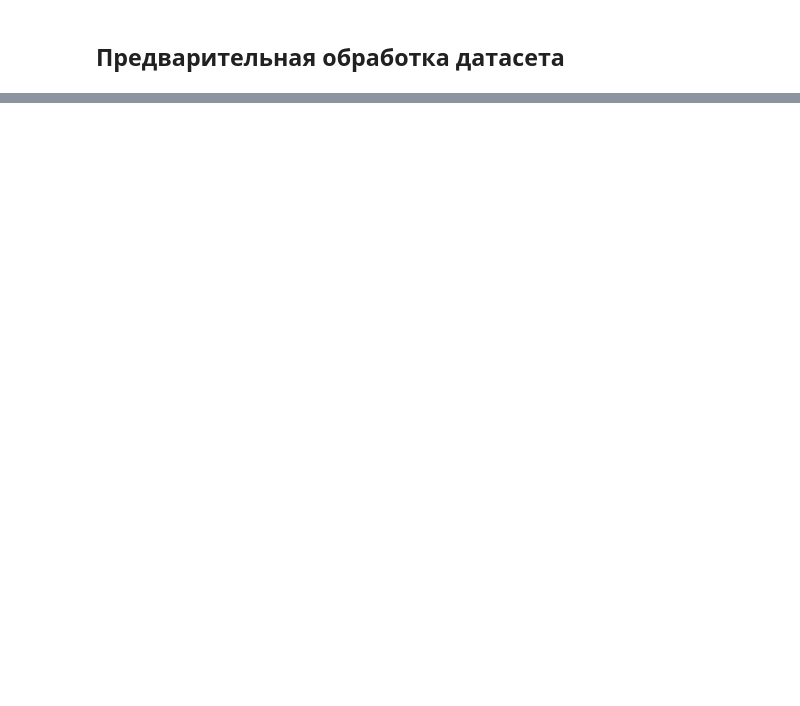
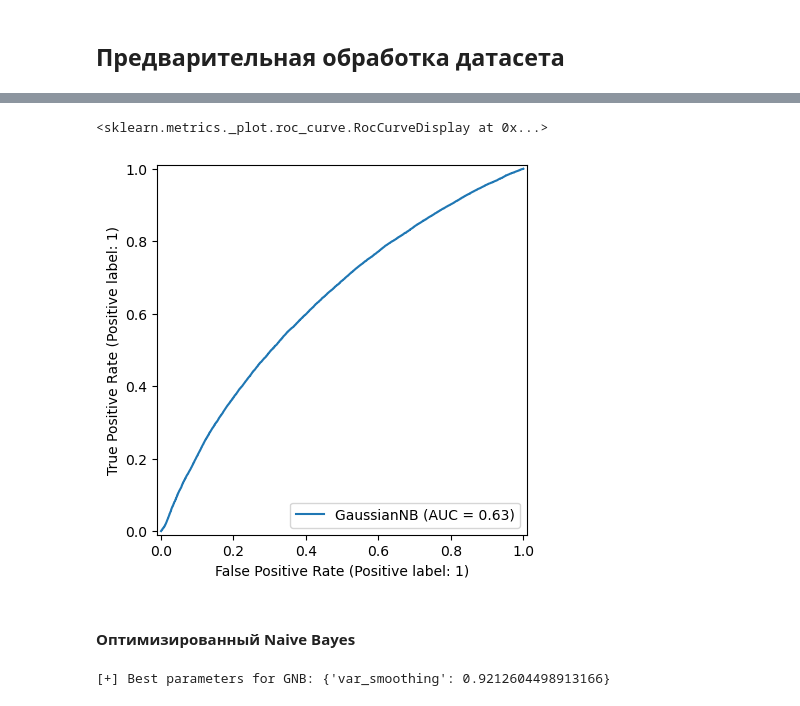
Before and after one commit to kurpenok/omstu, a Jupyter notebook: semester_4/machine_learning/task_4/main.ipynb, the cells around one changed output, grey strips where cells are left out. Saved outputs shown, nothing was run; the diff lists cells and outputs as text; code cells hidden in the pictures; blank space fills up the shorter version.

```diff
--- a/semester_4/machine_learning/task_4/main.ipynb
+++ b/semester_4/machine_learning/task_4/main.ipynb
@@ -59,0 +193,2 @@ memory usage: 27.5+ MB
+# %%
+params = {"n_neighbors": [1, 3, 5, 7, 9], "metric": ["euclidean", "manhattan", "minkowski"]}
@@ -59,0 +211,5 @@ memory usage: 27.5+ MB
+# %%
+knn = KNeighborsClassifier(**best_params)
+knn.fit(X_train, y_train)
+
+y_pred = knn.predict(X_test)
@@ -59,0 +231,5 @@ memory usage: 27.5+ MB
+# %%
+gnb = GaussianNB()
+gnb.fit(X_train, y_train)
+
+y_pred = gnb.predict(X_test)
@@ -59,0 +249,7 @@ memory usage: 27.5+ MB
+# %%
+RocCurveDisplay.from_estimator(gnb, X_test, y_test)
+# %% [output]
+<sklearn.metrics._plot.roc_curve.RocCurveDisplay at 0x...>
+[figure, added]
+# %% [markdown]
+#### Оптимизированный Naive Bayes
@@ -59,0 +258,8 @@ memory usage: 27.5+ MB
+# %%
+random_search = RandomizedSearchCV(GaussianNB(), params, cv=5)
+random_search.fit(X_train, y_train)
+best_params = random_search.best_params_
+
+print("[+] Best parameters for GNB:", best_params)
+# %% [output]
+[+] Best parameters for GNB: {'var_smoothing': 0.9212604498913166}
```
Also changed, not shown: parts of 64 cells of this notebook.
